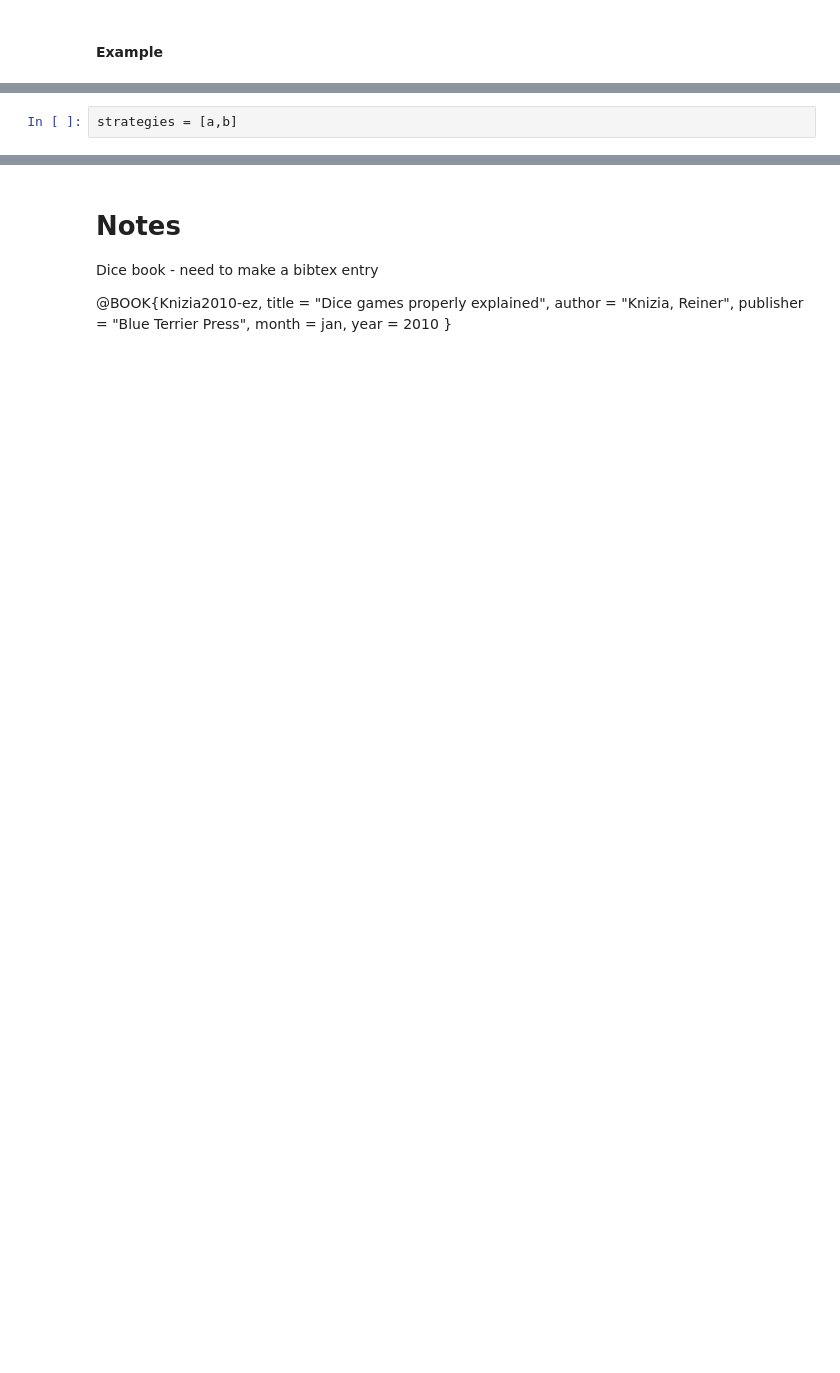
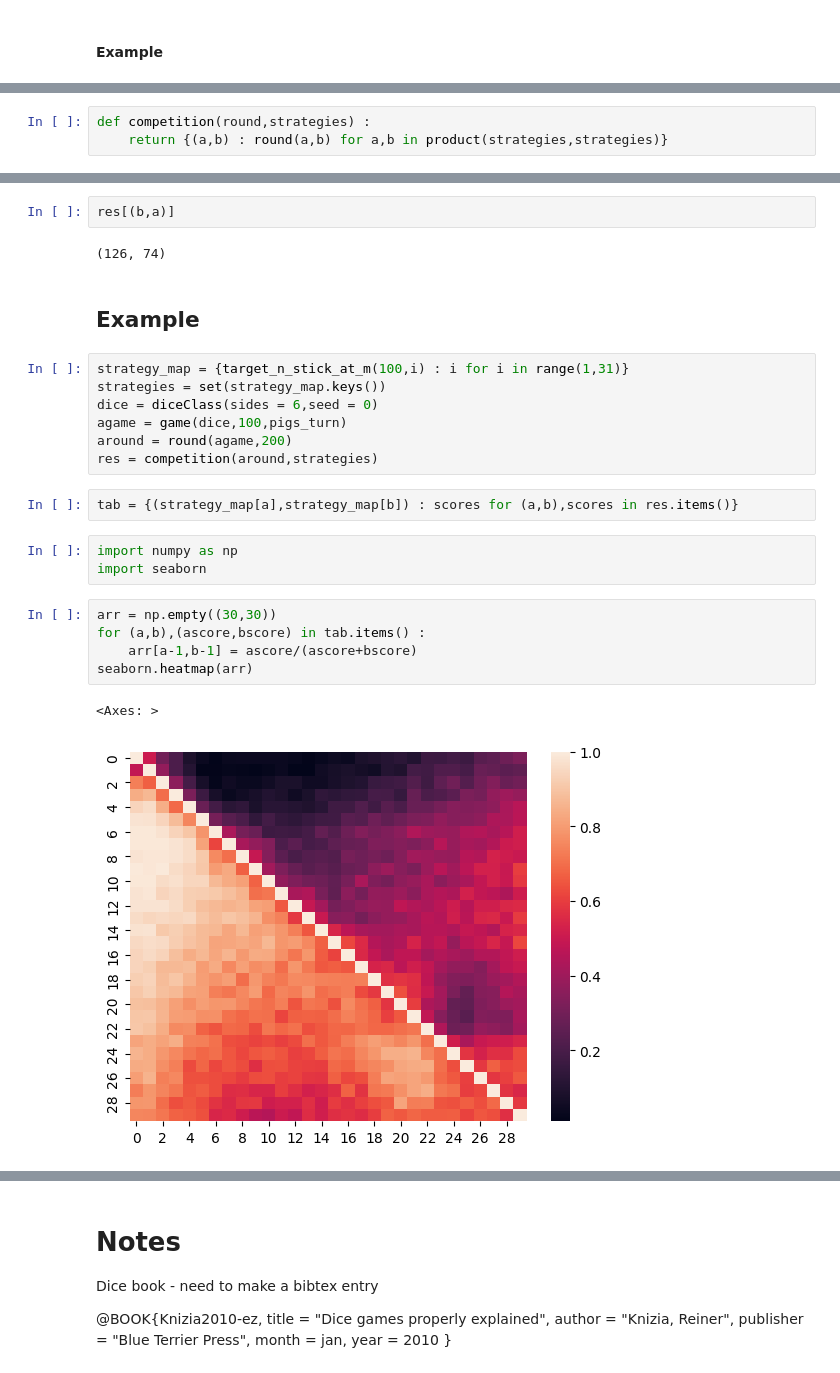
Before and after one commit to grosed/STOR-609, a Jupyter notebook: notebooks/pigs-style-games.ipynb, the cells around one changed output, grey strips where cells are left out. Saved outputs shown, nothing was run; the diff lists cells and outputs as text; blank space fills up the shorter version.

```diff
--- a/notebooks/pigs-style-games.ipynb
+++ b/notebooks/pigs-style-games.ipynb
@@ -252,2 +301,0 @@ def competition(strategies) :
-# %%
-strategies = [a,b]
@@ -287,0 +308,3 @@ list(map(lambda x : list(map(lambda y : (x,y), X)),X))
+# %%
+def competition(round,strategies) :
+    return {(a,b) : round(a,b) for a,b in product(strategies,strategies)}
@@ -287,0 +316,26 @@ list(map(lambda x : list(map(lambda y : (x,y), X)),X))
+# %%
+res[(b,a)]
+# %% [output]
+(126, 74)
+# %% [markdown]
+## Example
+# %%
+strategy_map = {target_n_stick_at_m(100,i) : i for i in range(1,31)}
+strategies = set(strategy_map.keys())
+dice = diceClass(sides = 6,seed = 0)
+agame = game(dice,100,pigs_turn)
+around = round(agame,200)
+res = competition(around,strategies)
+# %%
+tab = {(strategy_map[a],strategy_map[b]) : scores for (a,b),scores in res.items()}
+# %%
+import numpy as np
+import seaborn
+# %%
+arr = np.empty((30,30))
+for (a,b),(ascore,bscore) in tab.items() :
+    arr[a-1,b-1] = ascore/(ascore+bscore)
+seaborn.heatmap(arr)
+# %% [output]
+<Axes: >
+[figure, added]
```
Also changed, not shown: parts of 62 cells of this notebook.
